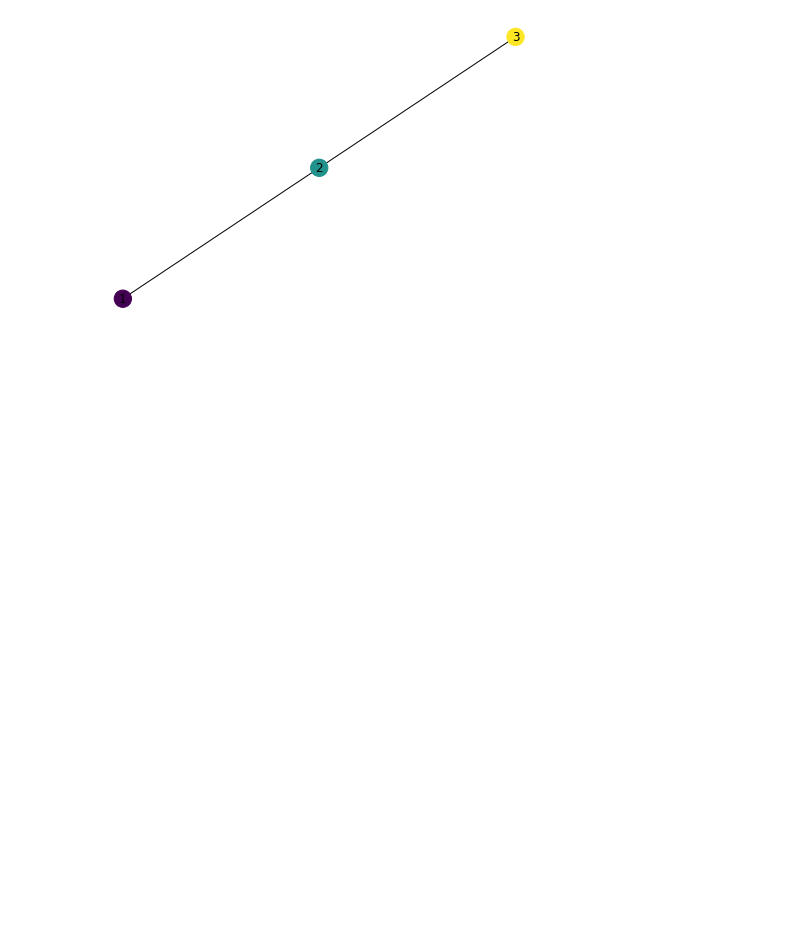
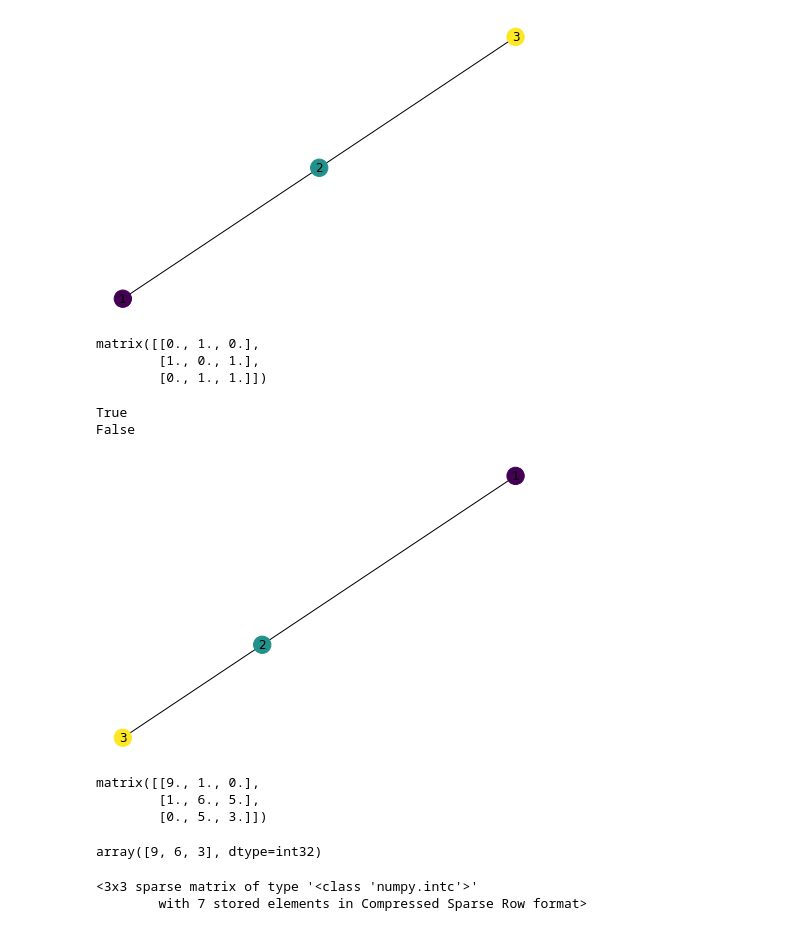
Before and after one commit to Naveen-Chaurasia/Graph-ML-POCs, a Jupyter notebook: Networkx_poc2.ipynb, the cells around one changed output. Drawn from its saved outputs; the diff is of its cells as text; code cells hidden in the pictures; blank space fills up the shorter version.

```diff
--- a/Networkx_poc2.ipynb
+++ b/Networkx_poc2.ipynb
@@ -13,3 +13,44 @@ print(nx.is_directed(G))
 False
 False
 [figure]
+# %%
+nx.to_numpy_matrix(G)
+# %% [output]
+matrix([[0., 1., 0.],
+        [1., 0., 1.],
+        [0., 1., 1.]])
+# %%
+G = nx.Graph()
+G.add_edge(1, 2, weight=1)
+G.add_edge(3, 2, weight=5)
+# Adding it later
+G.add_edge(3,3, weight=3)
+G.add_edge(2,2, weight=6)
+G.add_edge(1,1, weight=9)
+nx.draw(G, cmap=plt.get_cmap('viridis'), node_color=G, with_labels=True)
+print(nx.is_weighted(G))
+print(nx.is_directed(G))
+# %% [output]
+True
+False
+[figure, added]
+# %%
+nx.to_numpy_matrix(G)
+# %% [output]
+matrix([[9., 1., 0.],
+        [1., 6., 5.],
+        [0., 5., 3.]])
+# %%
+I = nx.incidence_matrix(G)
+I.data
+I.todense()
+A = nx.adjacency_matrix(G)
+A.todense()
+A.diagonal()
+# %% [output]
+array([9, 6, 3], dtype=int32)
+# %%
+A
+# %% [output]
+<3x3 sparse matrix of type '<class 'numpy.intc'>'
+        with 7 stored elements in Compressed Sparse Row format>
```
Also changed, not shown: parts of 10 cells of this notebook.
